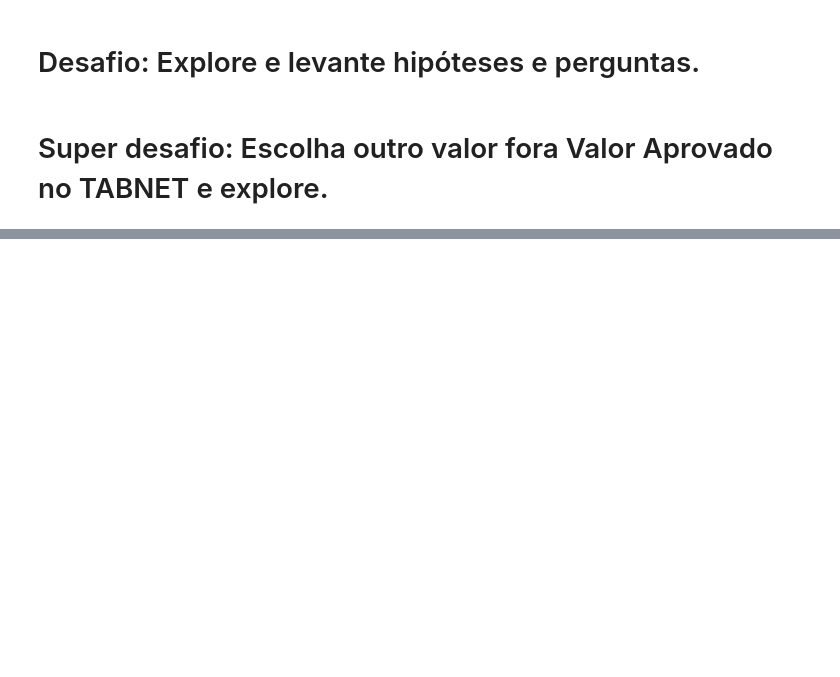
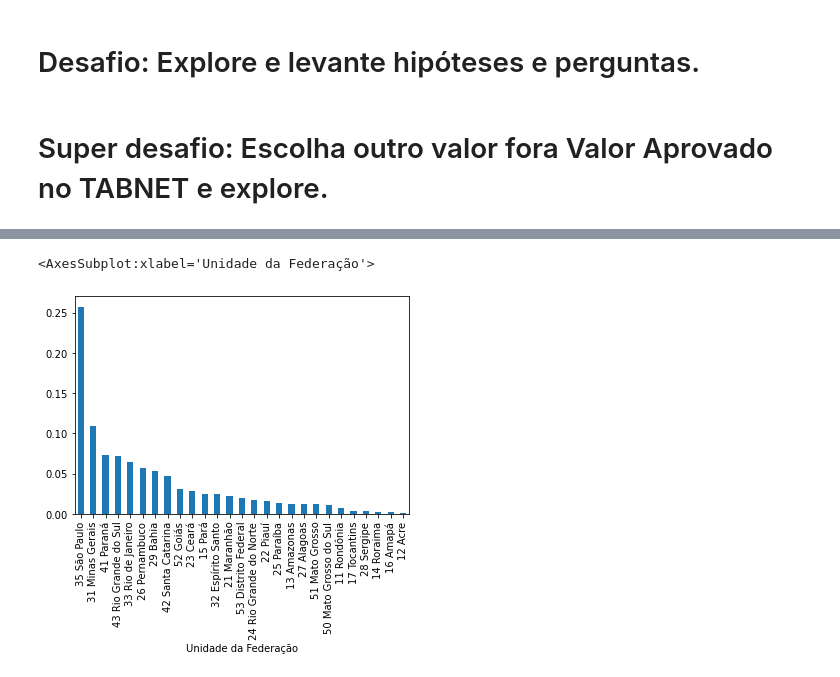
Before and after one commit to jhonnyribeiro/bootcamp-data-science, a Jupyter notebook: 02-tratamento-exploracao-visualizacao-dev-dados/Bootcamp_Data_Science_Hospitalar_aula_01.ipynb, the cells around one changed output, grey strips where cells are left out. Cells and saved outputs as stored; diff of their text form; code cells hidden in the pictures; blank space fills up the shorter version.

```diff
--- a/02-tratamento-exploracao-visualizacao-dev-dados/Bootcamp_Data_Science_Hospitalar_aula_01.ipynb
+++ b/02-tratamento-exploracao-visualizacao-dev-dados/Bootcamp_Data_Science_Hospitalar_aula_01.ipynb
@@ -591,0 +603,6 @@ gastos_do_mais_recente.plot(kind='bar')
+# %%
+gastos_proporcionais = gastos_do_mais_recente / gastos_do_mais_recente.sum()
+gastos_proporcionais.plot(kind="bar")
+# %% [output]
+<AxesSubplot:xlabel='Unidade da Federação'>
+[figure, added]
```
Also changed, not shown: parts of 16 cells of this notebook.
